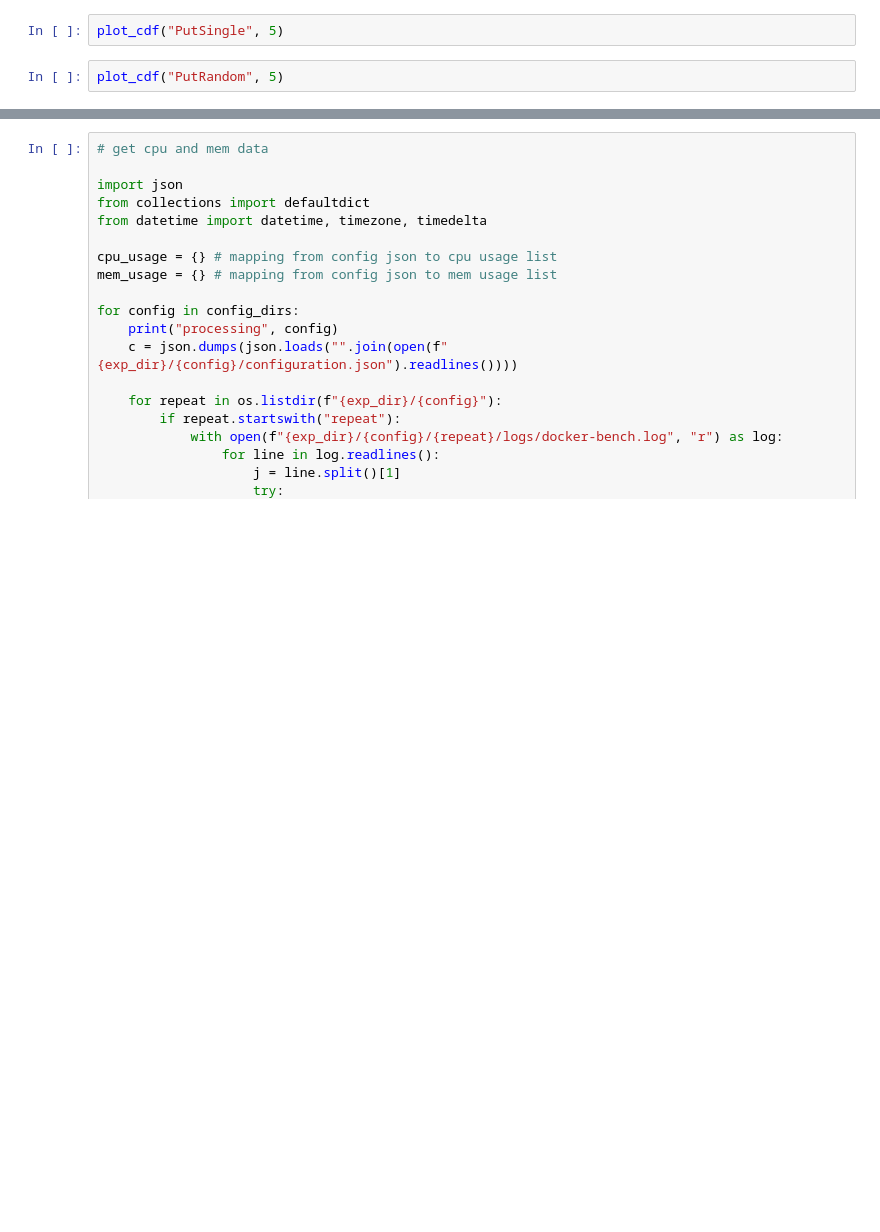
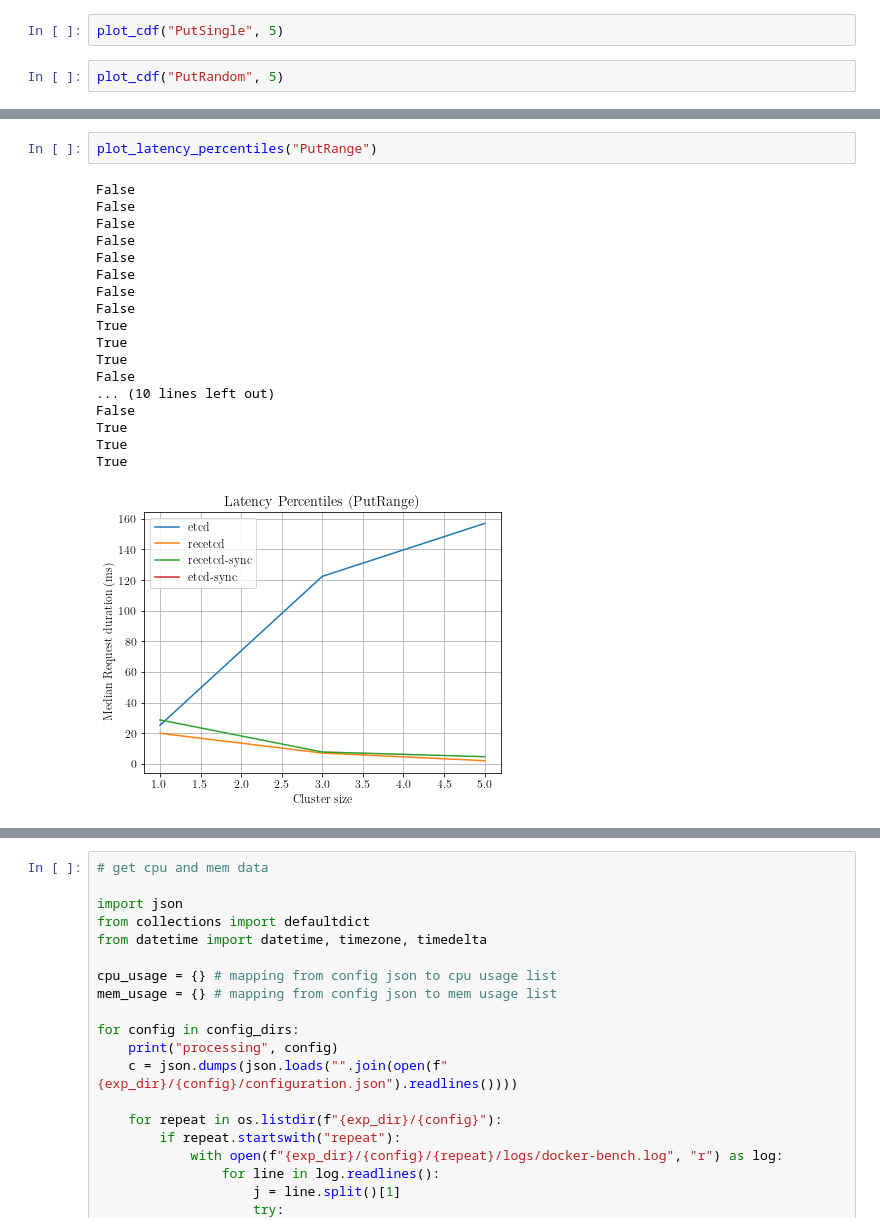
Before and after one commit to jeffa5/mergeable-etcd, a Jupyter notebook: experiments/distributed-bencher/analysis.ipynb, the cells around one changed output, grey strips where cells are left out. Cells and saved outputs as stored; diff of their text form; blank space fills up the shorter version.

```diff
--- a/experiments/distributed-bencher/analysis.ipynb
+++ b/experiments/distributed-bencher/analysis.ipynb
@@ -234,0 +301,21 @@ plot_cdf("PutRandom", 5)
+# %%
+plot_latency_percentiles("PutRange")
+# %% [output]
+False
+False
+False
+False
+False
+False
+False
+False
+True
+True
+True
+False
+... (10 lines left out)
+False
+True
+True
+True
+[figure, added]
```
Also changed, not shown: parts of 11 cells of this notebook, 5 other files.
